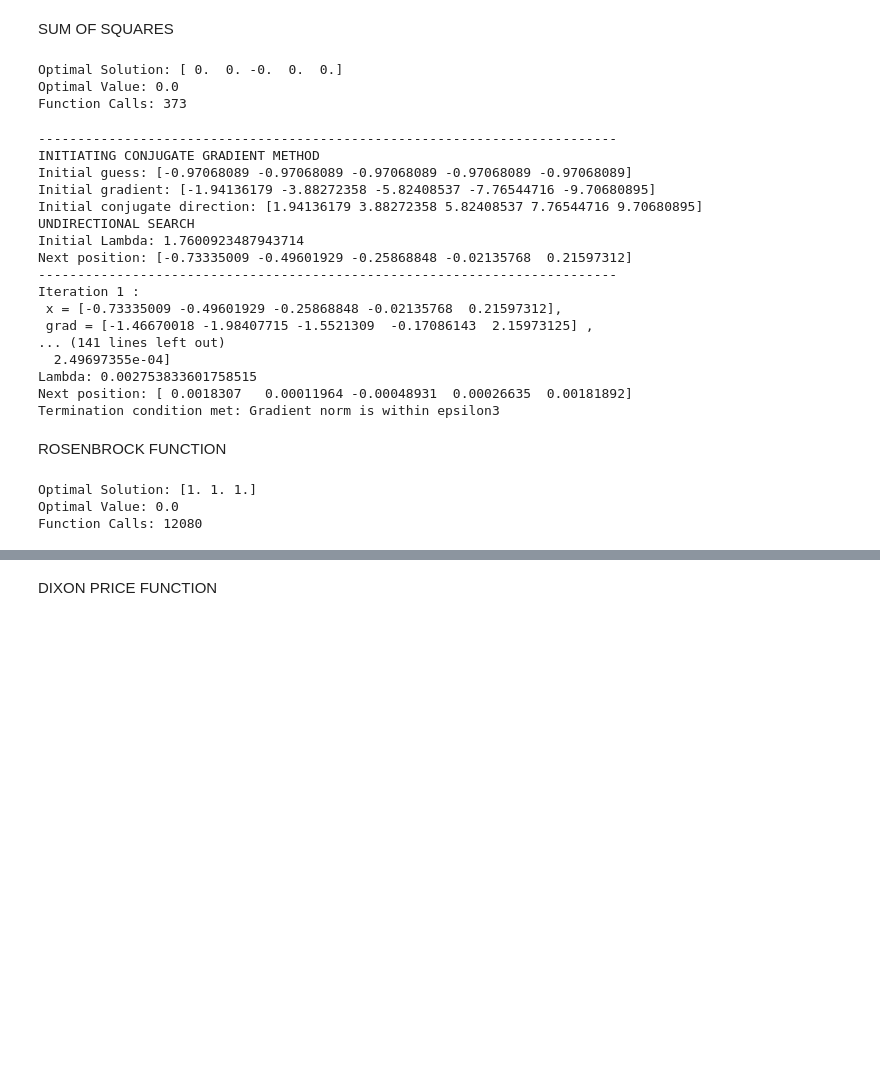
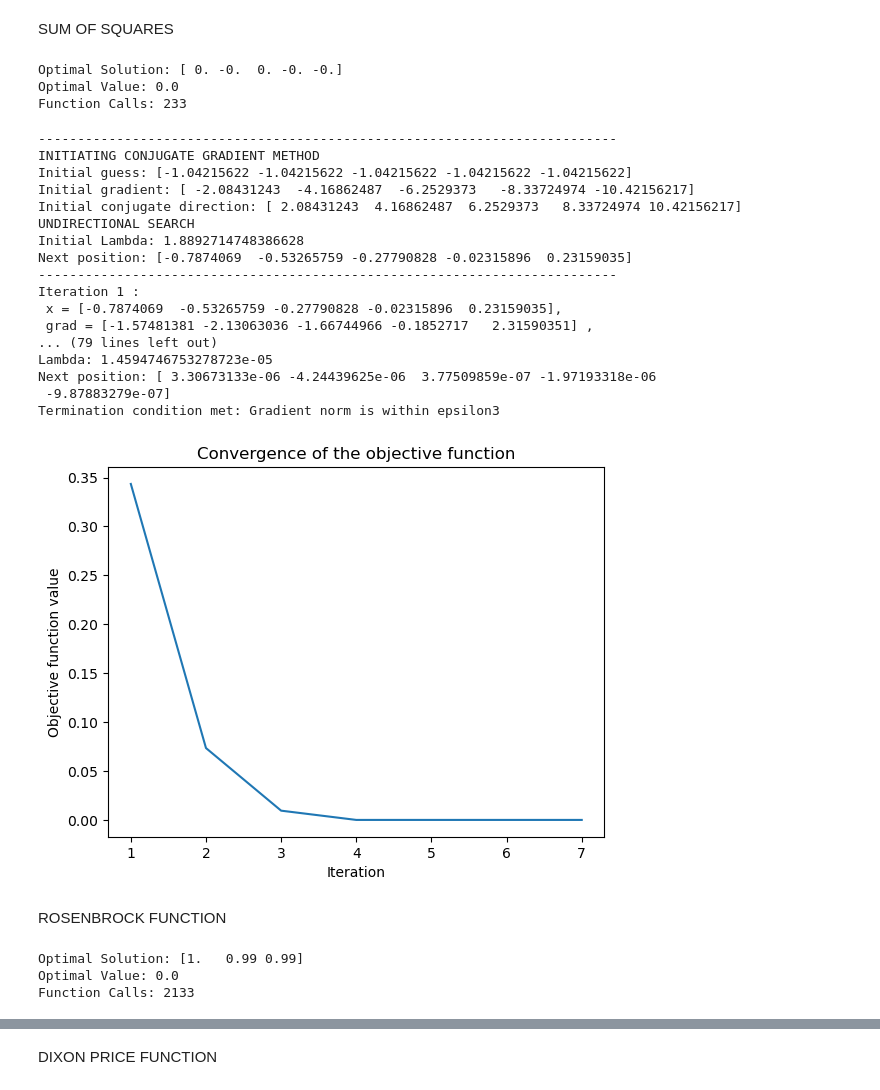
Before and after one commit to ashish-motwani/optimization, a Jupyter notebook: assignment02.ipynb, the cells around one changed output, grey strips where cells are left out. Saved outputs shown, nothing was run; the diff lists cells and outputs as text; code cells hidden in the pictures; blank space fills up the shorter version.

```diff
--- a/assignment02.ipynb
+++ b/assignment02.ipynb
@@ -36,6 +36,7 @@ class MultiVariableOptimizer:
         self.minimize = minimize  # Boolean: True if objective is to minimize
         self.function_call_counter = 0  # Iteration counter
         self.logger = []
+        self.convergence = []
 
     def call_objective_function(self, x):
         self.function_call_counter += 1
@@ -76,6 +77,7 @@ class MultiVariableOptimizer:
         return optimal_lambda
 
     def optimize(self):
+        self.convergence = []
         self.logger.append("--------------------------------------------------------------------------")
         # Step 1: Initialization
         self.logger.append("INITIATING CONJUGATE GRADIENT METHOD")
@@ -114,13 +116,14 @@ class MultiVariableOptimizer:
             self.logger.append(f"Lambda: {Lambda}")
 
             x_next = x_next + Lambda * np.array(s_next)/np.linalg.norm(s_next)
+            self.convergence.append(x_next)
 
             self.logger.append(f"Next position: {x_next}")
 
             # Check linear independence of the conjugate directions
             dot_product = np.dot(s, s_next)
             angle = np.arccos(dot_product / (np.linalg.norm(s) * np.linalg.norm(s_next)))
-            if angle < np.deg2rad(5):
+            if angle < np.deg2rad(1):
                 self.logger.append("Conjugate directions are linearly dependent. Restarting the method")
                 return self.optimize()
 
@@ -146,6 +149,16 @@ class MultiVariableOptimizer:
 
     def log(self):
         return '\n'.join(self.logger)
+
+    def plot_convergence(self):
+        x = [(i+1) for i in range(len(self.convergence))]
+        y = [self.call_objective_function(x) for x in self.convergence]
+        plt.plot(x, y)
+        plt.xlabel("Iteration")
+        plt.ylabel("Objective function value")
+        plt.title("Convergence of the objective function")
+        plt.xticks(x)
+        plt.show()
 # %%
 def sum_squares(x):
     return sum([(i+1)*x[i] ** 2 for i in range(len(x))])
@@ -178,29 +191,33 @@ print(f"Optimal Solution: {np.round(optimal_solution, 2)}")
 print(f"Optimal Value: {np.round(sum_squares(optimal_solution),2)}")
 print(f"Function Calls: {optimizer.function_call_counter}")
 # %% [output]
-Optimal Solution: [ 0.  0. -0.  0.  0.]
+Optimal Solution: [ 0. -0.  0. -0. -0.]
 Optimal Value: 0.0
-Function Calls: 373
+Function Calls: 233
 # %%
 print(optimizer.log())
 # %% [output]
 --------------------------------------------------------------------------
 INITIATING CONJUGATE GRADIENT METHOD
-Initial guess: [-0.97068089 -0.97068089 -0.97068089 -0.97068089 -0.97068089]
-Initial gradient: [-1.94136179 -3.88272358 -5.82408537 -7.76544716 -9.70680895]
-Initial conjugate direction: [1.94136179 3.88272358 5.82408537 7.76544716 9.70680895]
+Initial guess: [-1.04215622 -1.04215622 -1.04215622 -1.04215622 -1.04215622]
+Initial gradient: [ -2.08431243  -4.16862487  -6.2529373   -8.33724974 -10.42156217]
+Initial conjugate direction: [ 2.08431243  4.16862487  6.2529373   8.33724974 10.42156217]
 UNDIRECTIONAL SEARCH
-Initial Lambda: 1.7600923487943714
-Next position: [-0.73335009 -0.49601929 -0.25868848 -0.02135768  0.21597312]
+Initial Lambda: 1.8892714748386628
+Next position: [-0.7874069  -0.53265759 -0.27790828 -0.02315896  0.23159035]
 --------------------------------------------------------------------------
 Iteration 1 :
- x = [-0.73335009 -0.49601929 -0.25868848 -0.02135768  0.21597312],
- grad = [-1.46670018 -1.98407715 -1.5521309  -0.17086143  2.15973125] ,
-... (141 lines left out)
-  2.49697355e-04]
-Lambda: 0.002753833601758515
-Next position: [ 0.0018307   0.00011964 -0.00048931  0.00026635  0.00181892]
+ x = [-0.7874069  -0.53265759 -0.27790828 -0.02315896  0.23159035],
+ grad = [-1.57481381 -2.13063036 -1.66744966 -0.1852717   2.31590351] ,
+... (79 lines left out)
+Lambda: 1.4594746753278723e-05
+Next position: [ 3.30673133e-06 -4.24439625e-06  3.77509859e-07 -1.97193318e-06
+ -9.87883279e-07]
 Termination condition met: Gradient norm is within epsilon3
+# %%
+optimizer.plot_convergence()
+# %% [output]
+[figure, added]
 # %% [markdown]
 ROSENBROCK FUNCTION
 # %%
@@ -212,9 +229,9 @@ print(f"Optimal Solution: {np.round(optimal_solution, 2)}")
 print(f"Optimal Value: {np.round(rosenbrock(optimal_solution),2)}")
 print(f"Function Calls: {optimizer.function_call_counter}")
 # %% [output]
-Optimal Solution: [1. 1. 1.]
+Optimal Solution: [1.   0.99 0.99]
 Optimal Value: 0.0
-Function Calls: 12080
+Function Calls: 2133
 # %%
 print(optimizer.log())
 # %% [output]
```
Also changed, not shown: parts of 13 cells of this notebook.
